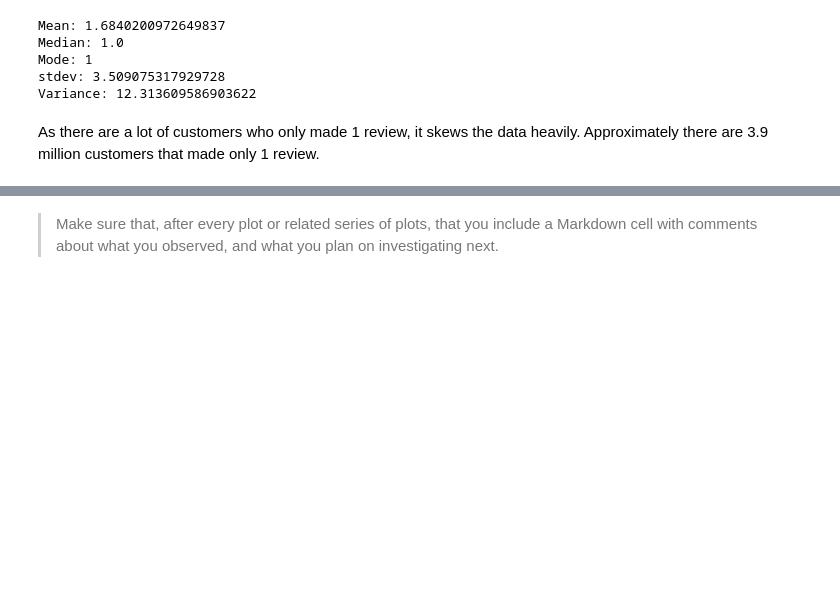
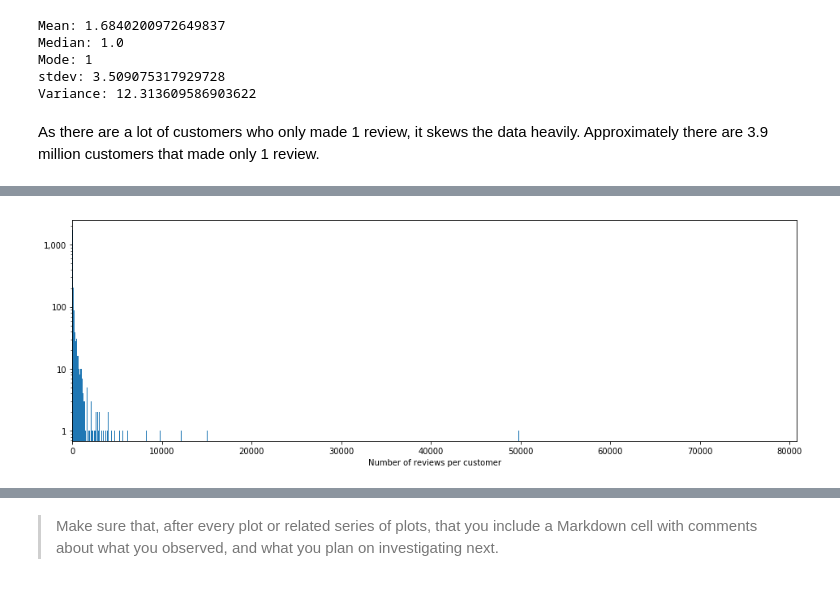
Before and after one commit to ElectricKea/CommunicateFindings_Udacity_Project, a Jupyter notebook: exploration.ipynb, the cells around one changed output, grey strips where cells are left out. Cells and saved outputs as stored; diff of their text form; code cells hidden in the pictures; blank space fills up the shorter version.

```diff
--- a/exploration.ipynb
+++ b/exploration.ipynb
@@ -190,8 +190,6 @@ reviews.loc[reviews['review_body'].isin(reviews.review_body.dropna().unique())==
 | 6893564 | US | 43221886 | RMU4PDSJ4HLO9 | B008M721MS | 259980850 | Skype | Mobile_Apps | ... |
 | 6893566 | US | 43221886 | R13BC6GNHUG692 | B007D2XSW0 | 415942087 | PicShop - Photo Editor | Mobile_Apps | ... |
 75 rows × 15 columns
-# %%
-reviews = reviews.fillna('')
 # %% [markdown]
 Looking at the 2 sub tables of the bodyless and titleless reviews, it seems like there were no parsing errors with these but rather people simply did not write anything in these fields when writing their review.
 As such, I will keep these as they are and not remove them.
@@ -206,6 +204,8 @@ sum(reviews.duplicated())
 # %% [output]
 0
 # %%
+reviews = reviews.fillna({"review_body":''})
+
 str_list = []
 for i in reviews.iterrows():
     string = re.split("\s", i[1]["review_body"])
@@ -450,0 +441,14 @@ plt.show()
+# %%
+reviews_per_product = reviews.product_parent.value_counts().tolist()
+binsize = 5
+bins = np.arange(0, reviews_per_product[0]+binsize, binsize)
+
+plt.figure(figsize=[16, 5])
+plt.hist(reviews_per_product, bins = bins)
+plt.xlabel('Number of reviews per customer')
+plt.yscale('log')
+plt.yticks([1e0, 1e1, 1e2, 1e3], ['1', '10', '100', '1,000'])
+plt.xlim(left = 0)
+plt.show()
+# %% [output]
+[figure, added]
```
Also changed, not shown: parts of 38 cells of this notebook.
